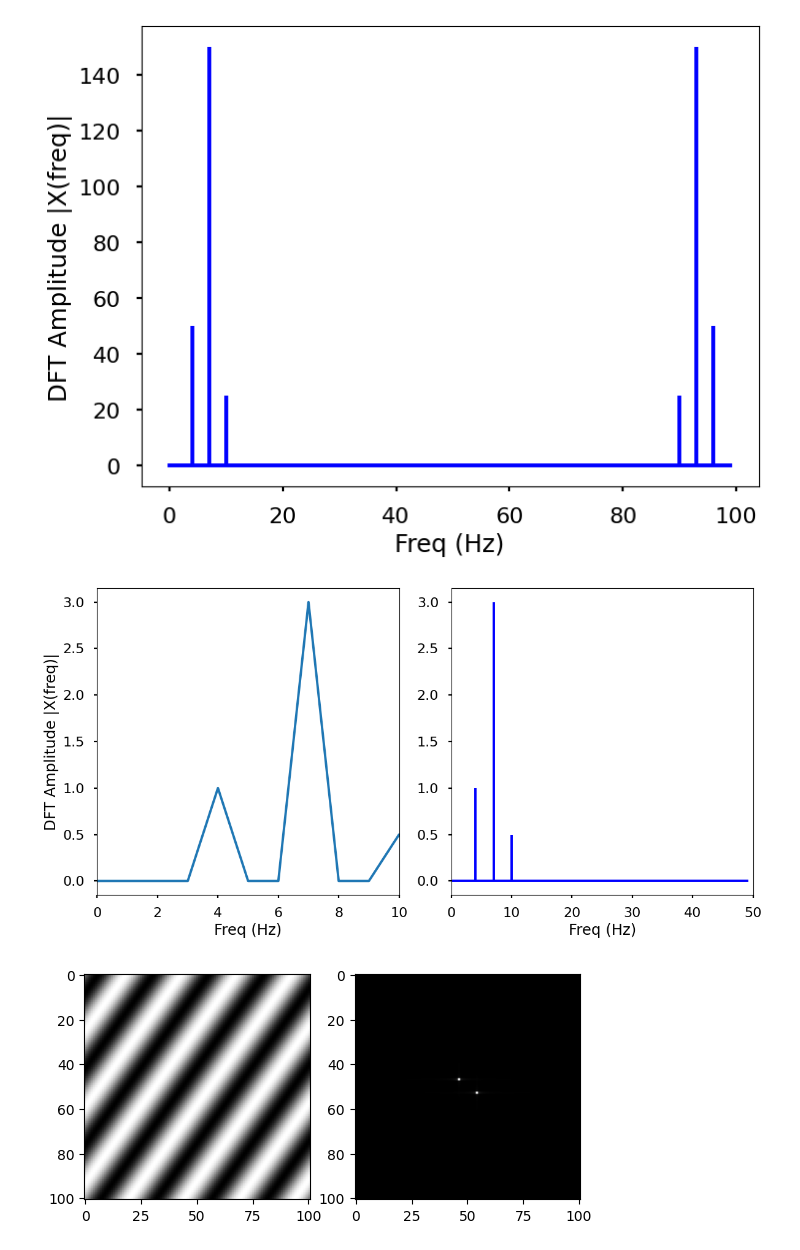
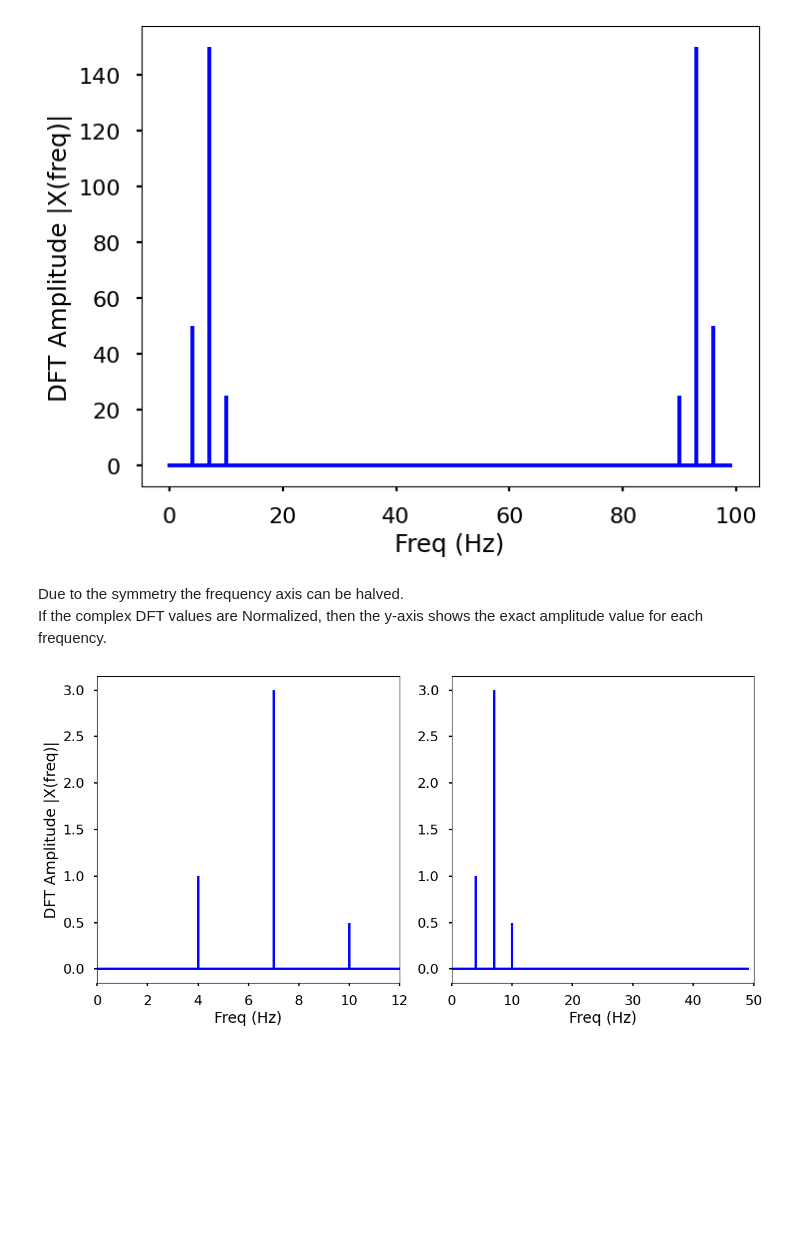
Before and after one commit to LucasSchuermann/Learning-Image-Processing, a Jupyter notebook: DFT_Self.ipynb, the cells around one changed output. Saved outputs shown, nothing was run; the diff lists cells and outputs as text; code cells hidden in the pictures; blank space fills up the shorter version.

```diff
--- a/DFT_Self.ipynb
+++ b/DFT_Self.ipynb
@@ -82,12 +147,17 @@ X_k = 0
 '''
 Hier wird keine DFT über alle Frequenzen gemacht, sondern nur eine DFT
 über eine bestimmte Frequenz, die durch die Variable frequency bestinmt wird
+
+sin_1 = 3*np.sin(2*np.pi*7*time + 180)
+sin_2 = np.sin(2*np.pi*4*time)
+sin_3 = .5*np.sin(2*np.pi*10*time + 10)
 '''
 N = samples
-frequency = 1
+frequency = 7
 #es wird über alle smples iteriert
 for n in range(N):
     X_k += func[n] * np.e ** ((-2j*np.pi*frequency*n)/N)
-print(np.atan2(X_k.imag, X_k.real))
+phase = np.atan2(X_k.imag, X_k.real)
+print(phase)
 # %% [output]
 2.5000150721766827
@@ -110,48 +182,26 @@ plt.ylabel("DFT Amplitude |X(freq)|")
 plt.show()
 # %% [output]
 [figure]
+# %% [markdown]
+Due to the symmetry the frequency axis can be halved.<br>
+If the complex DFT values are Normalized, then the y-axis shows the exact amplitude value for each frequency.
 # %%
 n_oneside = N//2
-# get the one side frequency
+# linke hälfte der frequenzen
 f_oneside = freq[:n_oneside]
-# normalize the amplitude
+# Amplitude normalisieren
 X_oneside =X[:n_oneside]/n_oneside
 plt.figure(figsize = (12, 6))
 plt.subplot(121)
-#plt.stem(f_oneside, abs(X_oneside), "b", markerfmt=" ", basefmt="-b")
-plt.plot(f_oneside , abs(X_oneside))
-plt.xlim(0,10)
+plt.stem(f_oneside , abs(X_oneside), "b", markerfmt=" ", basefmt="-b")
+plt.xlim(0,12)
 plt.xlabel("Freq (Hz)")
 plt.ylabel("DFT Amplitude |X(freq)|")
 plt.subplot(122)
 plt.stem(f_oneside, abs(X_oneside), "b", markerfmt=" ", basefmt="-b")
 plt.xlabel("Freq (Hz)")
 plt.xlim(0, 50)
 plt.tight_layout()
 plt.show()
 # %% [output]
-[figure, old version]
+[figure, new version]
-# %%
-# gratings.py
-import numpy as np
-import matplotlib.pyplot as plt
-x = np.arange(-50, 51, 1)
-X, Y = np.meshgrid(x, x)
-wavelength = 20
-angle = np.pi / 5
-grating = np.sin(
-    2*np.pi*(X*np.cos(angle) + Y*np.sin(angle)) / wavelength
-)
-plt.set_cmap("gray")
-plt.subplot(121)
-plt.imshow(grating)
-# Calculate Fourier transform of grating
-ft = np.fft.ifftshift(grating)
-ft = np.fft.fft2(ft)
-ft = np.fft.fftshift(ft)
-plt.subplot(122)
-plt.imshow(abs(ft))
-  # Note, order is reversed for y
-plt.show()
-# %% [output]
-[figure, removed]
```
Also changed, not shown: parts of 11 cells of this notebook, 2 other files.
